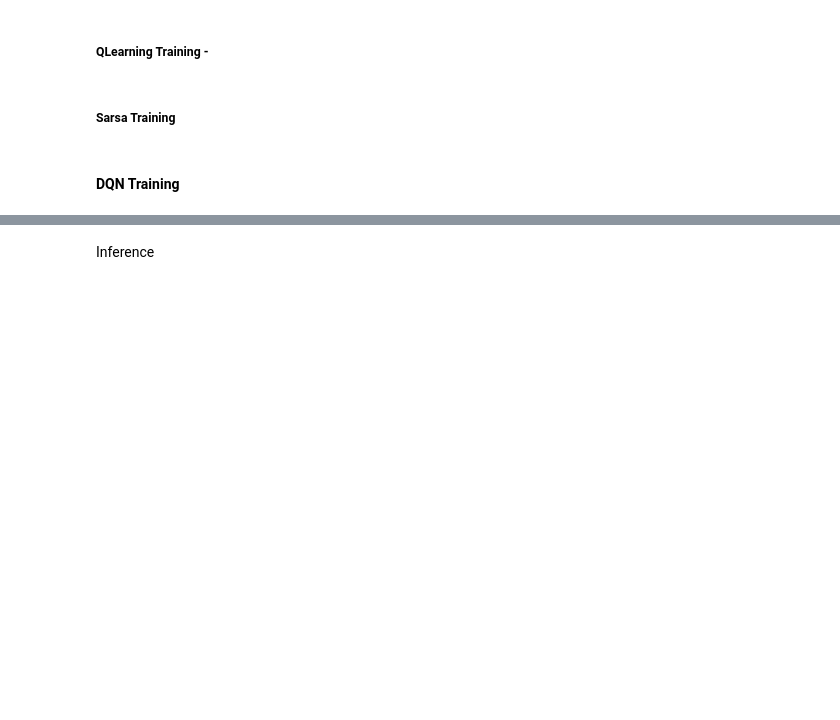
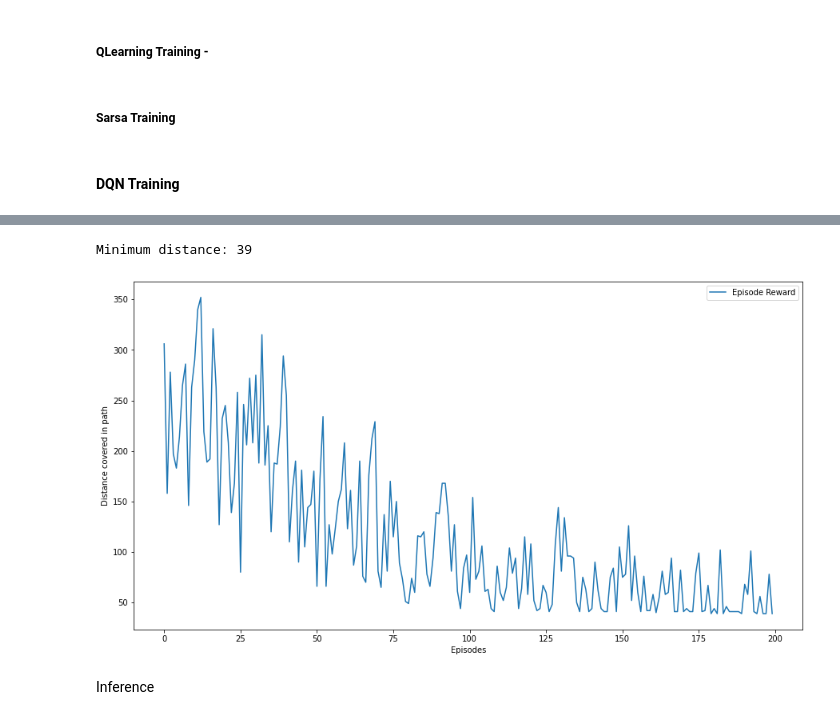
Before and after one commit to Shridhar2602/TSP-RL, a Jupyter notebook: TSP.ipynb, the cells around one changed output, grey strips where cells are left out. Drawn from its saved outputs; the diff is of its cells as text; code cells hidden in the pictures; blank space fills up the shorter version.

```diff
--- a/TSP.ipynb
+++ b/TSP.ipynb
@@ -231,3 +275,17 @@ Minimum distance: 79
+# %%
+env = TSPEnv(problem);
+
+# agent = QAgent(env.n_states, env.n_actions, epsilon = 1.0, epsilon_min = 0.01, epsilon_decay = 0.999, gamma = 0.01, lr = 0.0001);
+# train_Q(env, agent, n_episodes = 1000)
+
+# agent = SarsaAgent(env.n_states, env.n_actions, epsilon = 1.0, epsilon_min = 0.0001, epsilon_decay = 0.999, gamma = 0.01, lr = 0.001);
+# train_Sarsa(env, agent, n_episodes = 100)
+
+agent = DDQNAgent(env.n_states, env.n_actions, epsilon = 1.0, epsilon_min = 0.01, epsilon_decay = 0.999, gamma = 0.8, lr = 0.001, memory_size=512, batch_size=64);
+train_DQN(env, agent, n_episodes = 200)
+# %% [output]
+Minimum distance: 39
+[figure, added]
 # %% [markdown]
 Inference
 # %%
```
Also changed, not shown: parts of 7 cells of this notebook, 3 other files.
